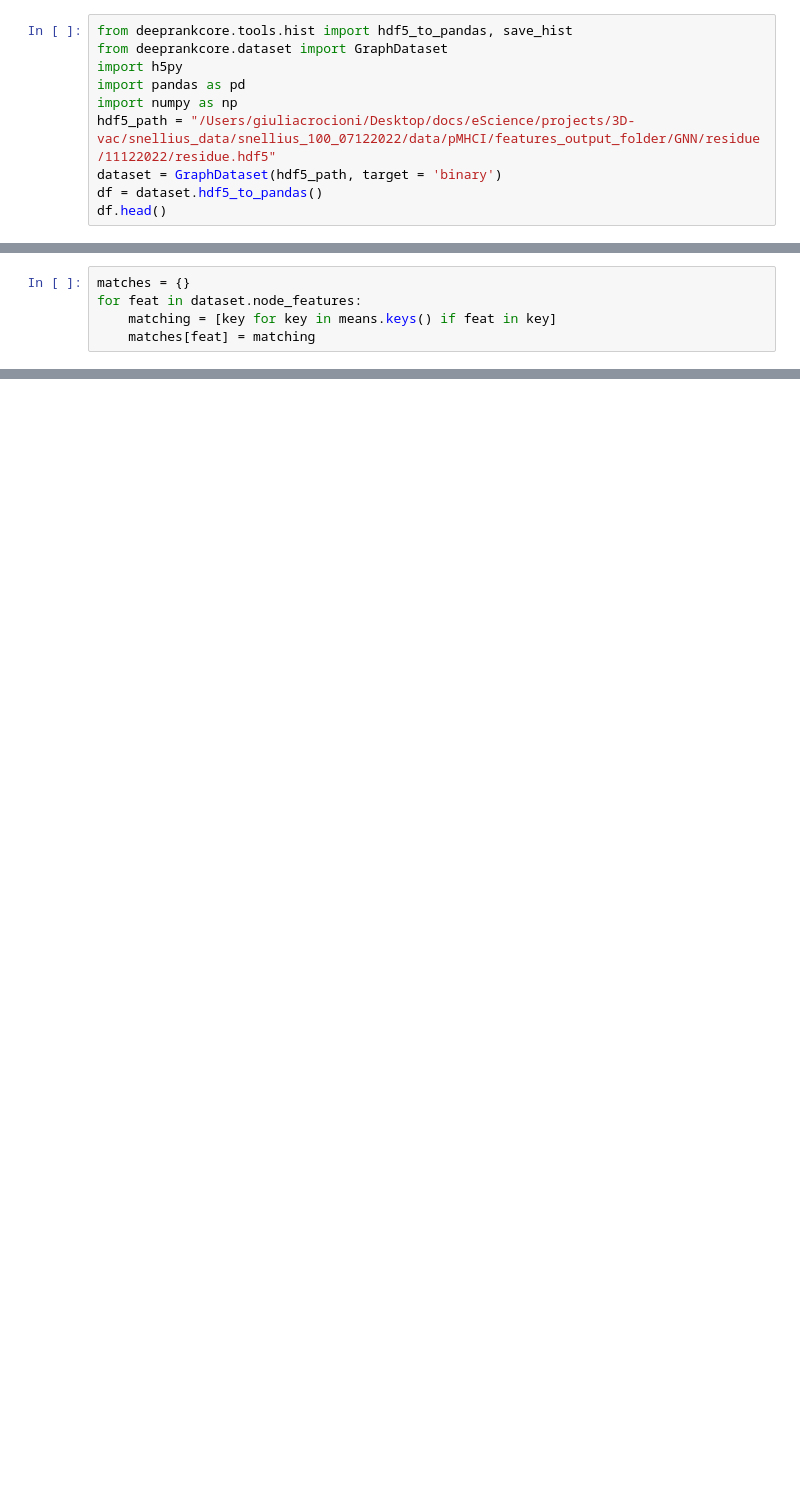
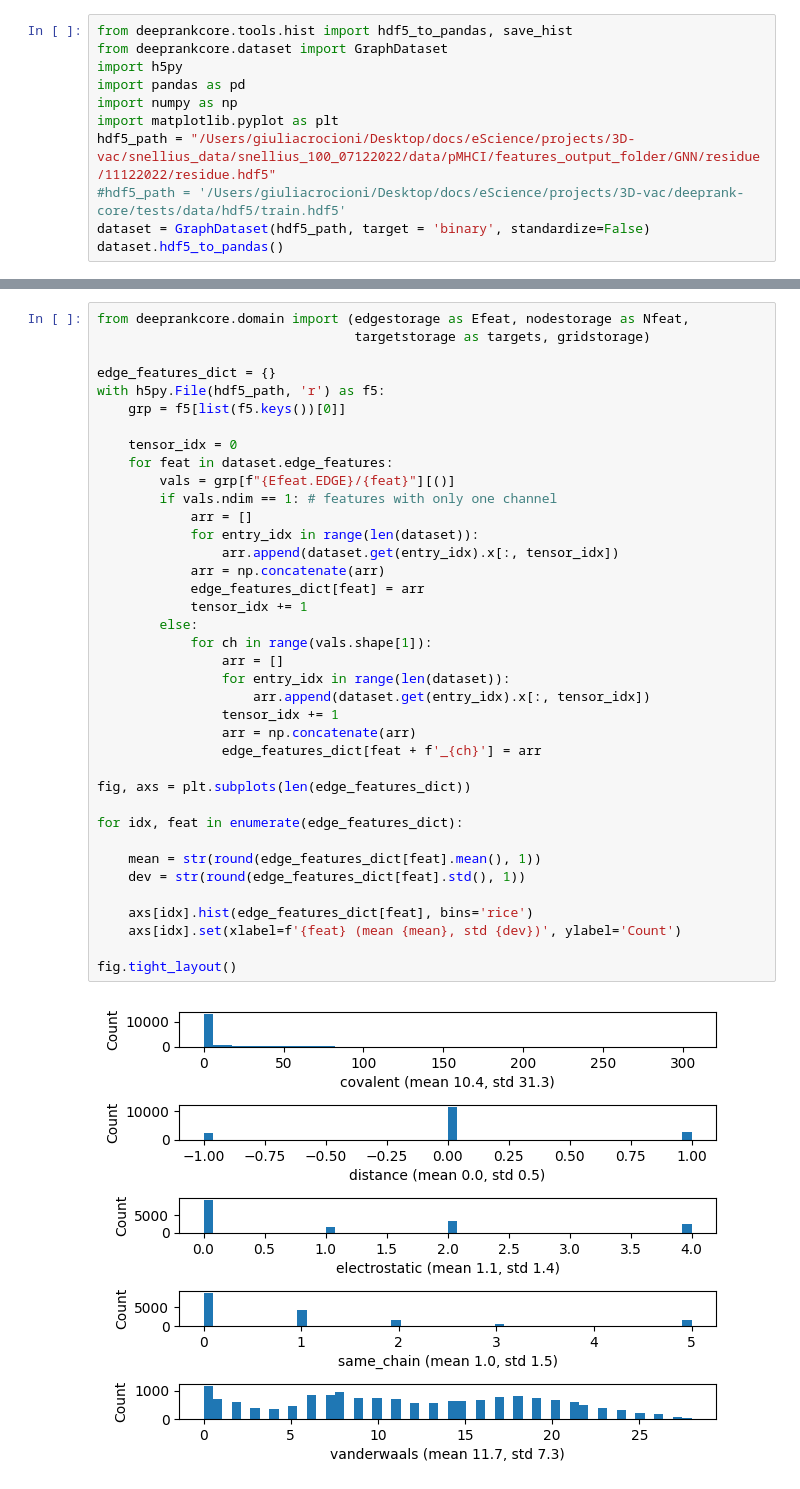
Before and after one commit to DeepRank/deeprank2, a Jupyter notebook: dev.ipynb, the cells around one changed output, grey strips where cells are left out. Saved outputs shown, nothing was run; the diff lists cells and outputs as text; blank space fills up the shorter version.

```diff
--- a/dev.ipynb
+++ b/dev.ipynb
@@ -4,10 +4,11 @@ from deeprankcore.dataset import GraphDataset
 import h5py
 import pandas as pd
 import numpy as np
+import matplotlib.pyplot as plt
 hdf5_path = "/Users/giuliacrocioni/Desktop/docs/eScience/projects/3D-vac/snellius_data/snellius_100_07122022/data/pMHCI/features_output_folder/GNN/residue/11122022/residue.hdf5"
-dataset = GraphDataset(hdf5_path, target = 'binary')
-df = dataset.hdf5_to_pandas()
-df.head()
+#hdf5_path = '/Users/giuliacrocioni/Desktop/docs/eScience/projects/3D-vac/deeprank-core/tests/data/hdf5/train.hdf5'
+dataset = GraphDataset(hdf5_path, target = 'binary', standardize=False)
+dataset.hdf5_to_pandas()
 # %% [output]
 |  | id | bsa | charge | hb_acceptors | hb_donors | hse_0 | hse_1 | hse_2 | info_content | ... |
 | 0 | residue-ppi-BA-102084:M-P | [0.0, 0.0, 0.0, 0.0, 0.0, 0.04753... | [0.0, 0.0, 0.0, 0.0, 0.0, 0.0, -0... | [0, 2, 0, 0, 0, 0, 1, 1, 0, 0, 1,... | [0, 1, 0, 1, 0, 0, 1, 1, 0, 3, 1,... | [12.0, 18.0, 27.0, 13.0, 22.0, 24... | [16.0, 13.0, 13.0, 13.0, 9.0, 18.... | [0.38133872008297265, 0.925899285... | [2.06, 0.52, 0.43, 2.57, 0.52, 0.... | ... |
@@ -26,5 +25,0 @@ devs = {col: round(np.concatenate(df[col].values).std(), 1) if isinstance(df[col
-# %%
-matches = {}
-for feat in dataset.node_features:
-    matching = [key for key in means.keys() if feat in key]
-    matches[feat] = matching
@@ -70,0 +26,40 @@ polarity
+# %%
+from deeprankcore.domain import (edgestorage as Efeat, nodestorage as Nfeat,
+                                 targetstorage as targets, gridstorage)
+
+edge_features_dict = {}
+with h5py.File(hdf5_path, 'r') as f5:
+    grp = f5[list(f5.keys())[0]]
+
+    tensor_idx = 0
+    for feat in dataset.edge_features:
+        vals = grp[f"{Efeat.EDGE}/{feat}"][()]
+        if vals.ndim == 1: # features with only one channel
+            arr = []
+            for entry_idx in range(len(dataset)):
+                arr.append(dataset.get(entry_idx).x[:, tensor_idx])
+            arr = np.concatenate(arr)
+            edge_features_dict[feat] = arr
+            tensor_idx += 1
+        else:
+            for ch in range(vals.shape[1]):
+                arr = []
+                for entry_idx in range(len(dataset)):
+                    arr.append(dataset.get(entry_idx).x[:, tensor_idx])
+                tensor_idx += 1
+                arr = np.concatenate(arr)
+                edge_features_dict[feat + f'_{ch}'] = arr
+
+fig, axs = plt.subplots(len(edge_features_dict))
+
+for idx, feat in enumerate(edge_features_dict):
+
+    mean = str(round(edge_features_dict[feat].mean(), 1))
+    dev = str(round(edge_features_dict[feat].std(), 1))
+
+    axs[idx].hist(edge_features_dict[feat], bins='rice')
+    axs[idx].set(xlabel=f'{feat} (mean {mean}, std {dev})', ylabel='Count')
+
+fig.tight_layout()
+# %% [output]
+[figure, added]
```
Also changed, not shown: parts of 3 cells of this notebook, 2 other files.
